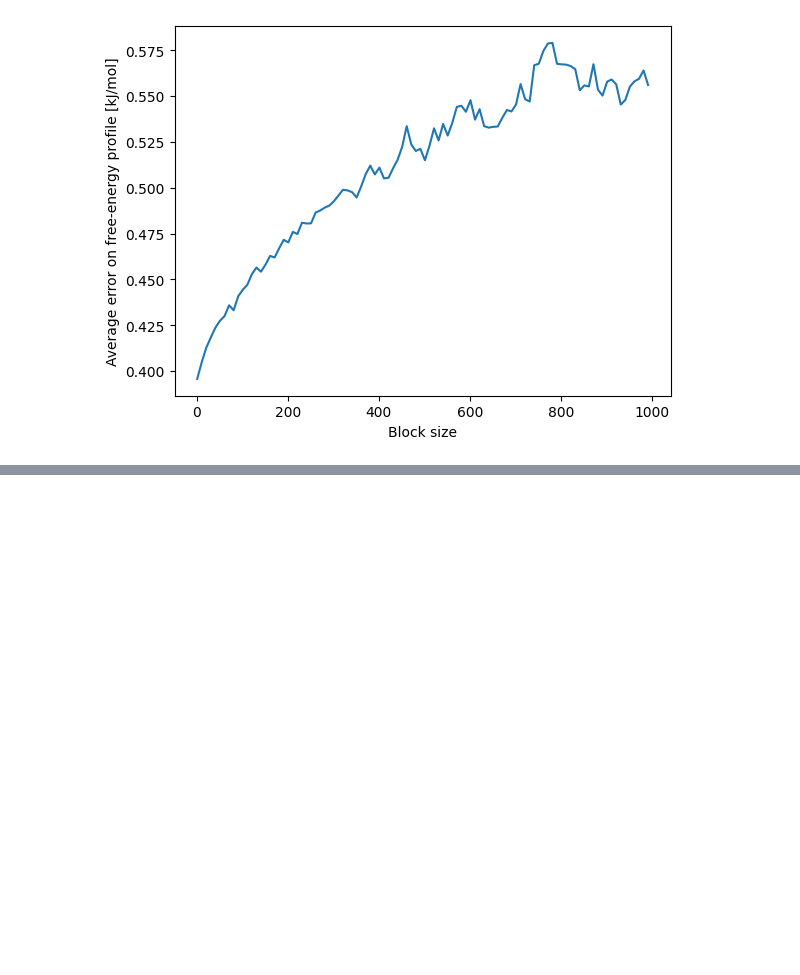
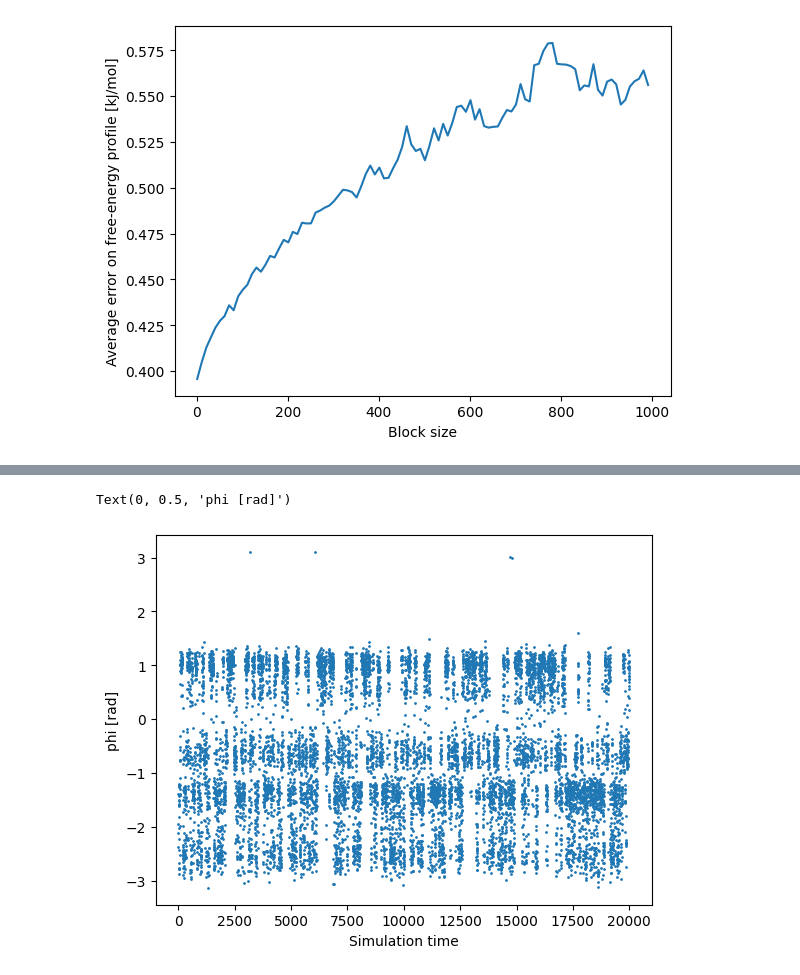
Before and after one commit to danibrb/ML-CV, a Jupyter notebook: notebook/03_analysis.ipynb, the cells around one changed output, grey strips where cells are left out. Drawn from its saved outputs; the diff is of its cells as text; code cells hidden in the pictures; blank space fills up the shorter version.

```diff
--- a/notebook/03_analysis.ipynb
+++ b/notebook/03_analysis.ipynb
@@ -581,7 +555,8 @@ Text(0, 0.5, 'phi [rad]')
 [figure]
 # %%
 # visualize CV file
-data=plumed.read_as_pandas(str(folder_bad /"HILLS"))
+#data=plumed.read_as_pandas(str(folder_bad /"HILLS"))
+data=load_dataframe(f"{folder_bad}/HILLS")
 # plot phi during simulation (first 200k points)
 plt.plot(data["time"][::10],data["height"][::10],'o', ms=1)
 # x-y axis labels
@@ -902,0 +920,8 @@ Text(0, 0.5, 'Average error on free-energy profile [kJ/mol]')
+# %%
+plt.plot(data["time"][::100],data["phi"][::100],'o', ms=1)
+# x-y axis labels
+plt.xlabel("Simulation time")
+plt.ylabel("phi [rad]")
+# %% [output]
+Text(0, 0.5, 'phi [rad]')
+[figure, added]
```
Also changed, not shown: parts of 29 cells of this notebook, 7 other files.
